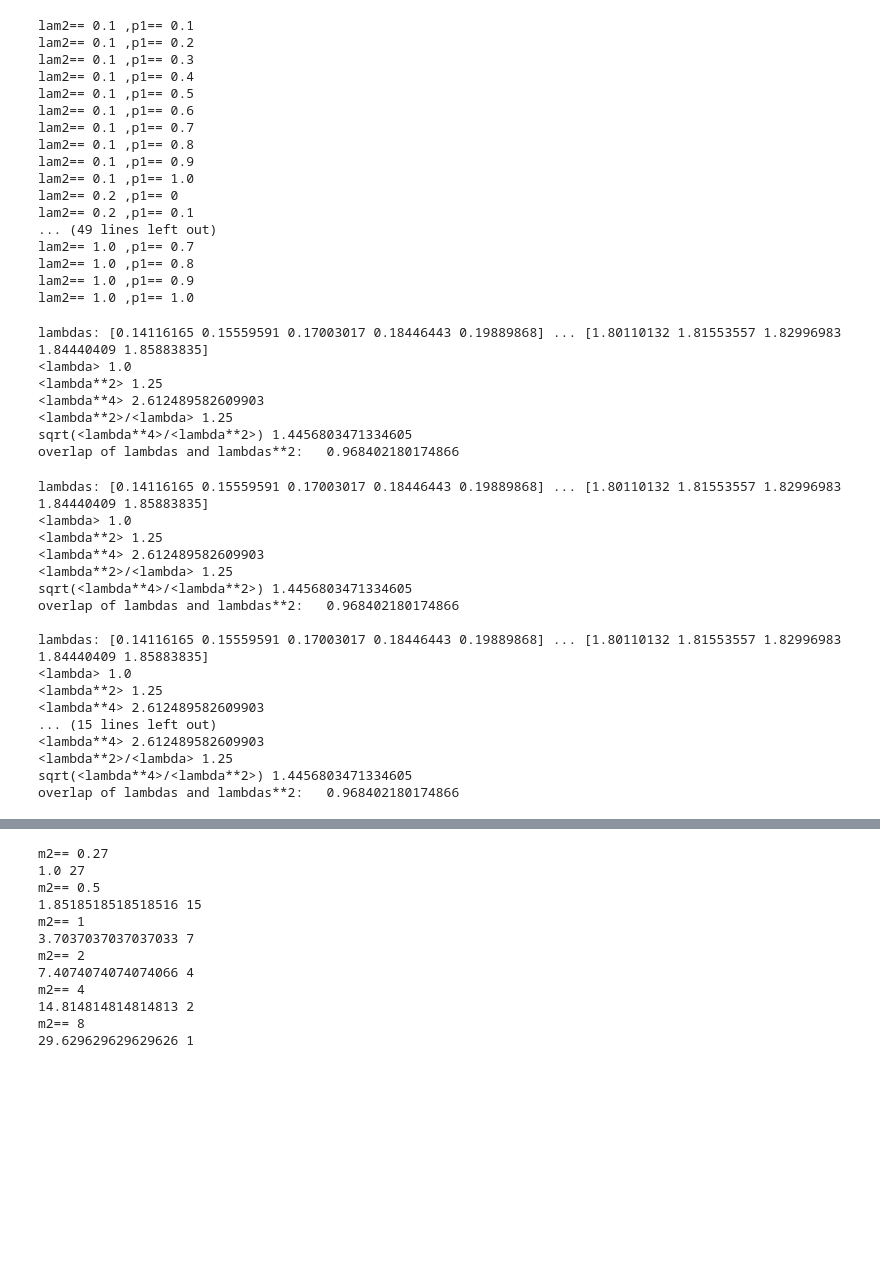
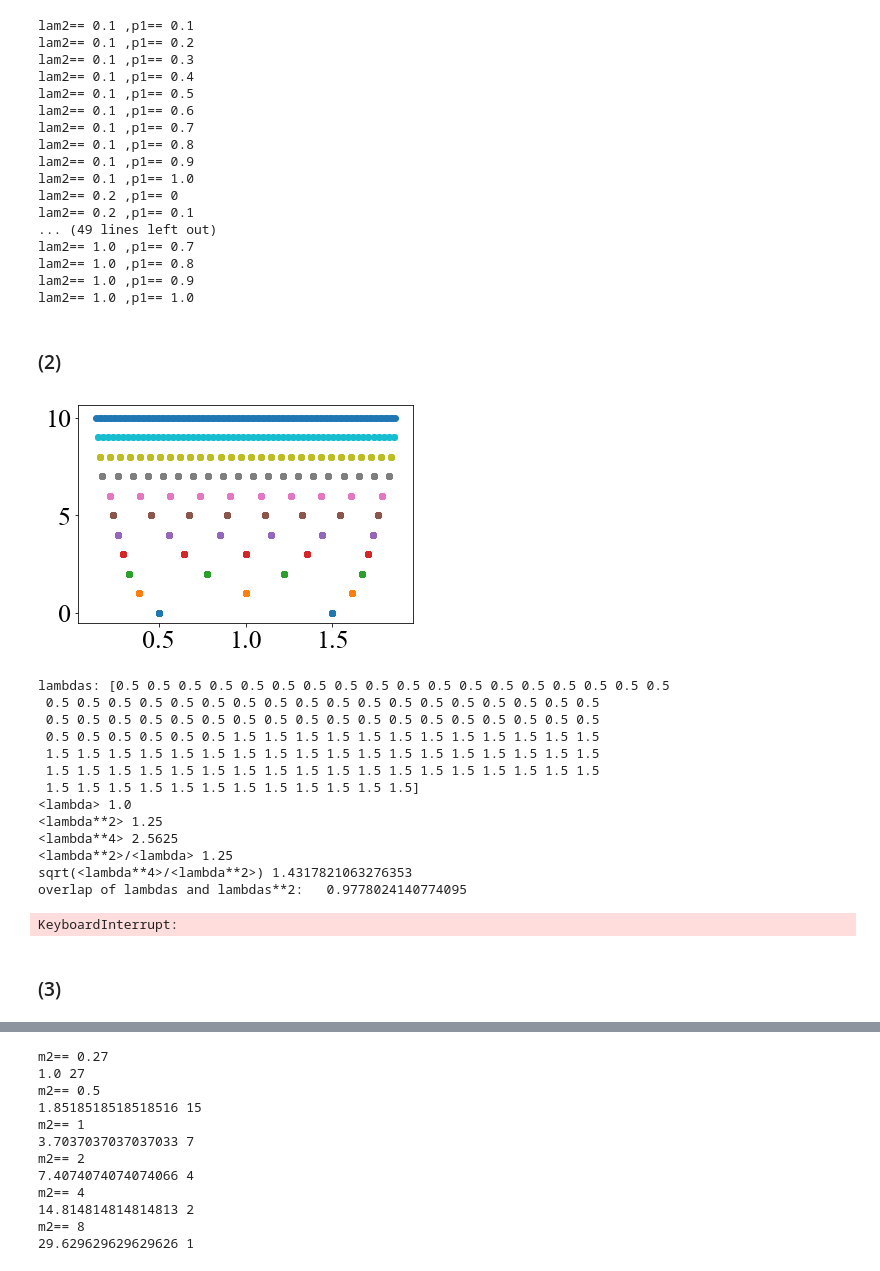
Before and after one commit to yos1up/data-dependence-of-plateau, a Jupyter notebook: three-layer_committee_general_Sigma.ipynb, the cells around one changed output, grey strips where cells are left out. Saved outputs shown, nothing was run; the diff lists cells and outputs as text; code cells hidden in the pictures; blank space fills up the shorter version.

```diff
--- a/three-layer_committee_general_Sigma.ipynb
+++ b/three-layer_committee_general_Sigma.ipynb
@@ -465,6 +517,7 @@ def plot_frac21_dynamics(N, till, Qs, Rs, drawstep=1):
         plt.plot(np.arange(len(Rs[1]))[:till:drawstep], Rs[2][:till:drawstep,i,j]/Rs[1][:till:drawstep,i,j], color='g')
     plt.yscale('log')
     plt.xlabel('iteration')
+    plt.grid()
 # %%
 plot_frac21_dynamics(N, 300*N, Qs, Rs)
 plt.show()
@@ -512,8 +572,26 @@ lam2== 1.0 ,p1== 0.7
 lam2== 1.0 ,p1== 0.8
 lam2== 1.0 ,p1== 0.9
 lam2== 1.0 ,p1== 1.0
+# %% [markdown]
+### (2)
+# %%
+lambdas_list = []
+for num in [2,3,4,5,6,8,10,20,30,60,120]:
+    N = 120
+    nb_iter = 200 * N
+    # lambdas として，平均1,標準偏差0.5なnum項の等差数列（をN項に水増ししたもの）を用意する．
+    lambda_kind = np.arange(num)
+    lambda_kind = (lambda_kind - np.mean(lambda_kind)) / np.std(lambda_kind) * 0.5 + 1
+    lambdas = np.sort(lambda_kind.tolist() * (N//num))
+    lambdas_list.append(lambdas)
+for i, lams in enumerate(lambdas_list):
+    plt.scatter(lams, [i]*len(lams))
+plt.show()
+# %% [output]
+[figure, added]
 # %%
-# calculate and save order parameter dynamics in cases with various eigenvalue distributions    ver2
+# calculate microscopically and save order parameter dynamics in cases with various eigenvalue distributions    ver2
+# Lambda:  as figure above
 for num in [2,3,4,5,6,8,10,20,30,60,120]:
     N = 120
     nb_iter = 200 * N
@@ -521,7 +599,7 @@ for num in [2,3,4,5,6,8,10,20,30,60,120]:
     lambda_kind = np.arange(num)
     lambda_kind = (lambda_kind - np.mean(lambda_kind)) / np.std(lambda_kind) * 0.5 + 1
     lambdas = np.sort(lambda_kind.tolist() * (N//num))
-    assert(lambdas[0] >= 0)
+    assert lambdas[0] >= 0
     from_scratch = True
     rslt = learn(N, nb_iter, lambdas, from_scratch, verbose=True)
     Qs, Rs, T, Ls, mdl0 = rslt['Qs'], rslt['Rs'], rslt['T'], rslt['Ls'], rslt['mdl0']
@@ -537,27 +615,19 @@ for num in [2,3,4,5,6,8,10,20,30,60,120]:
     plt.savefig(path + 'frac21_dynamics_num={}.png'.format(num))
     plt.close()
 # %% [output]
-lambdas: [0.14116165 0.15559591 0.17003017 0.18446443 0.19889868] ... [1.80110132 1.81553557 1.82996983 1.84440409 1.85883835]
+lambdas: [0.5 0.5 0.5 0.5 0.5 0.5 0.5 0.5 0.5 0.5 0.5 0.5 0.5 0.5 0.5 0.5 0.5 0.5
+ 0.5 0.5 0.5 0.5 0.5 0.5 0.5 0.5 0.5 0.5 0.5 0.5 0.5 0.5 0.5 0.5 0.5 0.5
+ 0.5 0.5 0.5 0.5 0.5 0.5 0.5 0.5 0.5 0.5 0.5 0.5 0.5 0.5 0.5 0.5 0.5 0.5
+ 0.5 0.5 0.5 0.5 0.5 0.5 1.5 1.5 1.5 1.5 1.5 1.5 1.5 1.5 1.5 1.5 1.5 1.5
+ 1.5 1.5 1.5 1.5 1.5 1.5 1.5 1.5 1.5 1.5 1.5 1.5 1.5 1.5 1.5 1.5 1.5 1.5
+ 1.5 1.5 1.5 1.5 1.5 1.5 1.5 1.5 1.5 1.5 1.5 1.5 1.5 1.5 1.5 1.5 1.5 1.5
+ 1.5 1.5 1.5 1.5 1.5 1.5 1.5 1.5 1.5 1.5 1.5 1.5]
 <lambda> 1.0
 <lambda**2> 1.25
-<lambda**4> 2.612489582609903
+<lambda**4> 2.5625
 <lambda**2>/<lambda> 1.25
-sqrt(<lambda**4>/<lambda**2>) 1.4456803471334605
-overlap of lambdas and lambdas**2:   0.968402180174866
+sqrt(<lambda**4>/<lambda**2>) 1.4317821063276353
+overlap of lambdas and lambdas**2:   0.9778024140774095
-lambdas: [0.14116165 0.15559591 0.17003017 0.18446443 0.19889868] ... [1.80110132 1.81553557 1.82996983 1.84440409 1.85883835]
-<lambda> 1.0
-<lambda**2> 1.25
-<lambda**4> 2.612489582609903
-<lambda**2>/<lambda> 1.25
-sqrt(<lambda**4>/<lambda**2>) 1.4456803471334605
-overlap of lambdas and lambdas**2:   0.968402180174866
-
-lambdas: [0.14116165 0.15559591 0.17003017 0.18446443 0.19889868] ... [1.80110132 1.81553557 1.82996983 1.84440409 1.85883835]
-<lambda> 1.0
-<lambda**2> 1.25
-<lambda**4> 2.612489582609903
-... (15 lines left out)
-<lambda**4> 2.612489582609903
-<lambda**2>/<lambda> 1.25
-sqrt(<lambda**4>/<lambda**2>) 1.4456803471334605
-overlap of lambdas and lambdas**2:   0.968402180174866
+KeyboardInterrupt:
+# %% [markdown]
+### (3)
```
Also changed, not shown: parts of 68 cells of this notebook, 1 other file.
